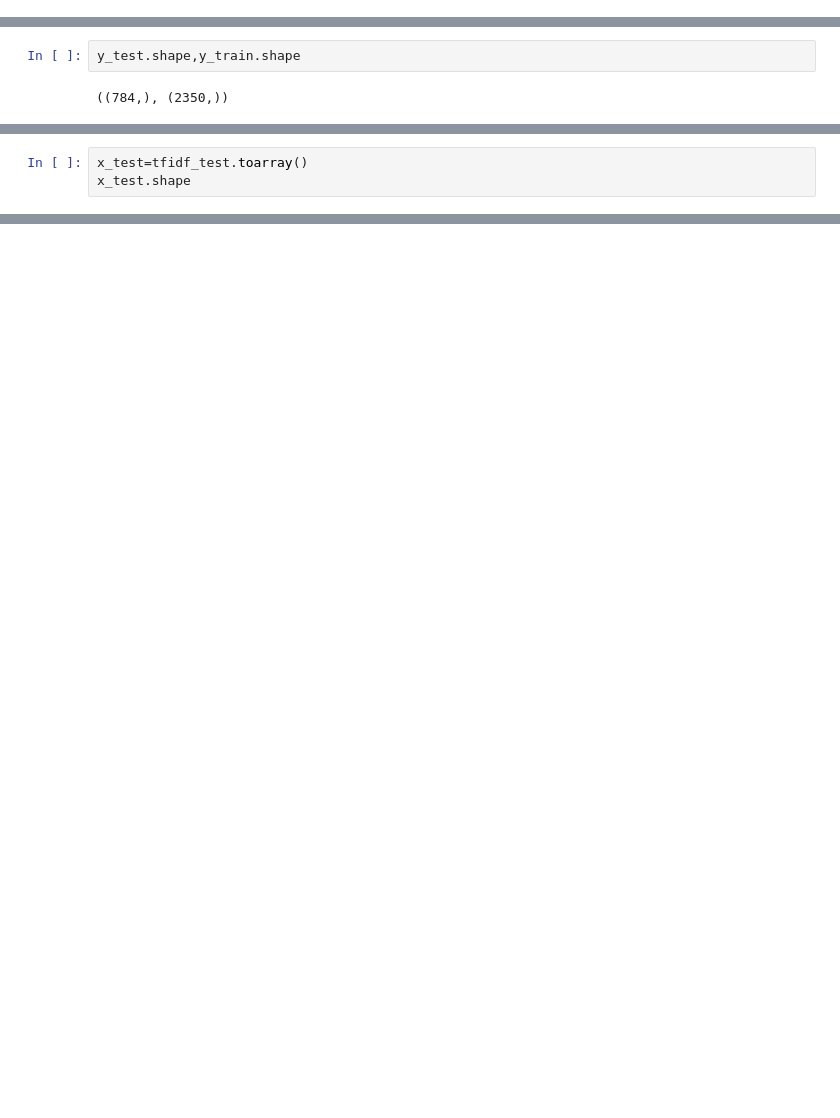
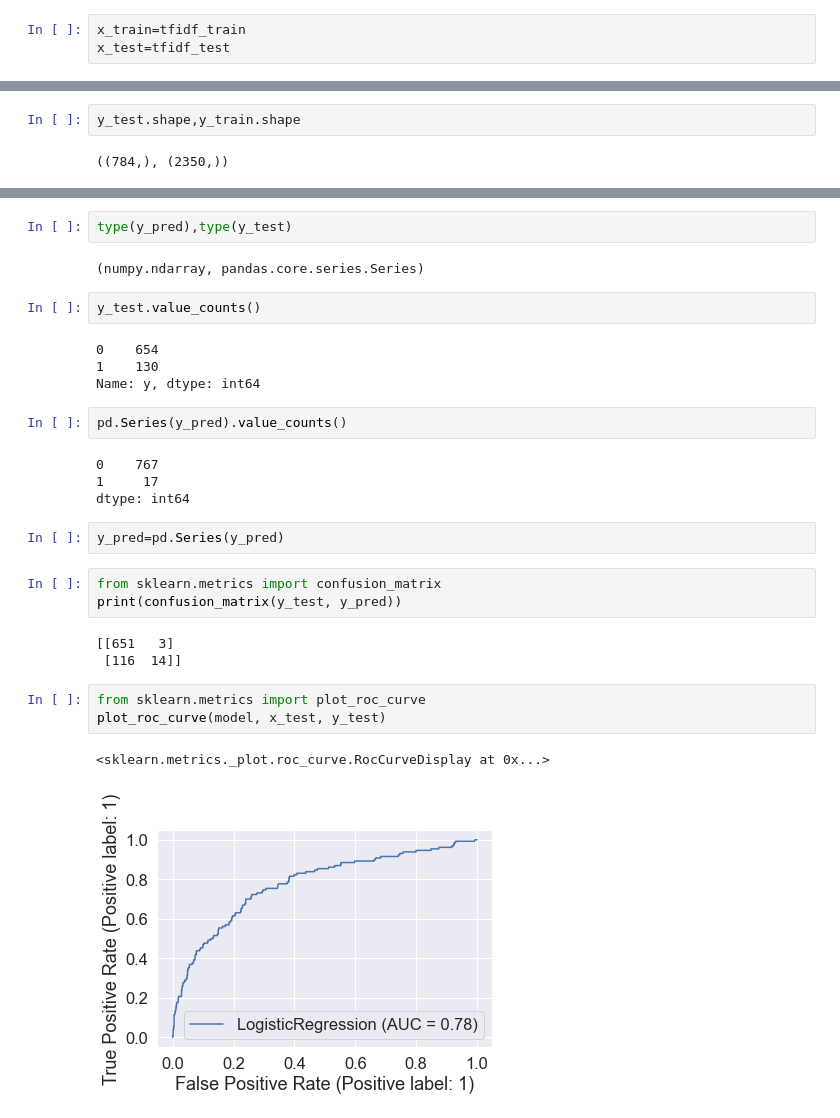
Before and after one commit to Amotagh/ORF, a Jupyter notebook: notebooks/3-model.ipynb, the cells around one changed output, grey strips where cells are left out. Saved outputs shown, nothing was run; the diff lists cells and outputs as text; blank space fills up the shorter version.

Commit message:
model is updated.

```diff
--- a/notebooks/3-model.ipynb
+++ b/notebooks/3-model.ipynb
@@ -265,0 +298,3 @@ x_train=tfidf
+# %%
+x_train=tfidf_train
+x_test=tfidf_test
@@ -283,3 +321,0 @@ tfidf_test = vectorizer.fit_transform(x_test['project_title'])
-# %%
-x_test=tfidf_test.toarray()
-x_test.shape
@@ -291,0 +328,30 @@ ValueError: X has 771 features, but LogisticRegression is expecting 1694 feature
+# %%
+type(y_pred),type(y_test)
+# %% [output]
+(numpy.ndarray, pandas.core.series.Series)
+# %%
+y_test.value_counts()
+# %% [output]
+0    654
+1    130
+Name: y, dtype: int64
+# %%
+pd.Series(y_pred).value_counts()
+# %% [output]
+0    767
+1     17
+dtype: int64
+# %%
+y_pred=pd.Series(y_pred)
+# %%
+from sklearn.metrics import confusion_matrix
+print(confusion_matrix(y_test, y_pred))
+# %% [output]
+[[651   3]
+ [116  14]]
+# %%
+from sklearn.metrics import plot_roc_curve
+plot_roc_curve(model, x_test, y_test)
+# %% [output]
+<sklearn.metrics._plot.roc_curve.RocCurveDisplay at 0x...>
+[figure, added]
```
Also changed, not shown: parts of 25 cells of this notebook.
